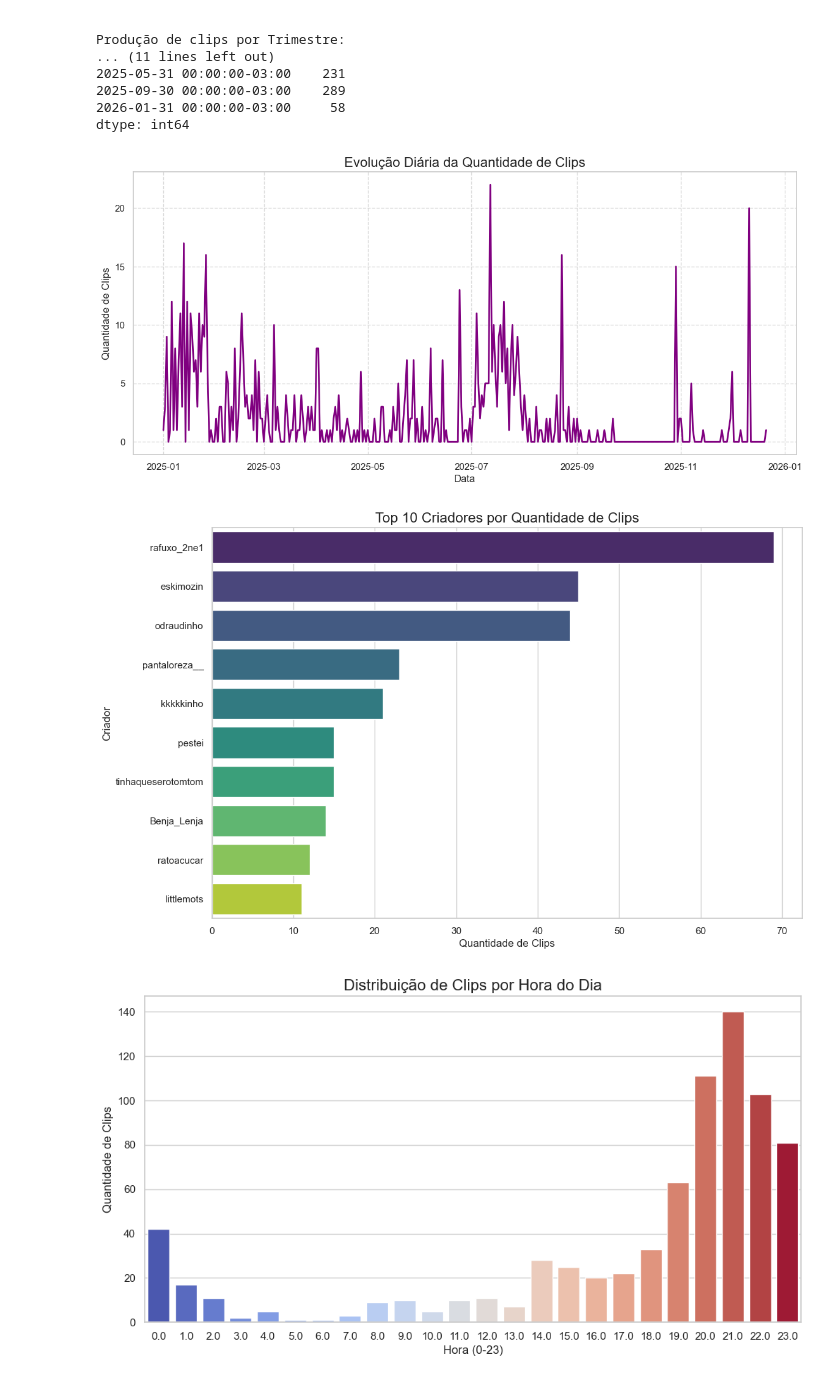
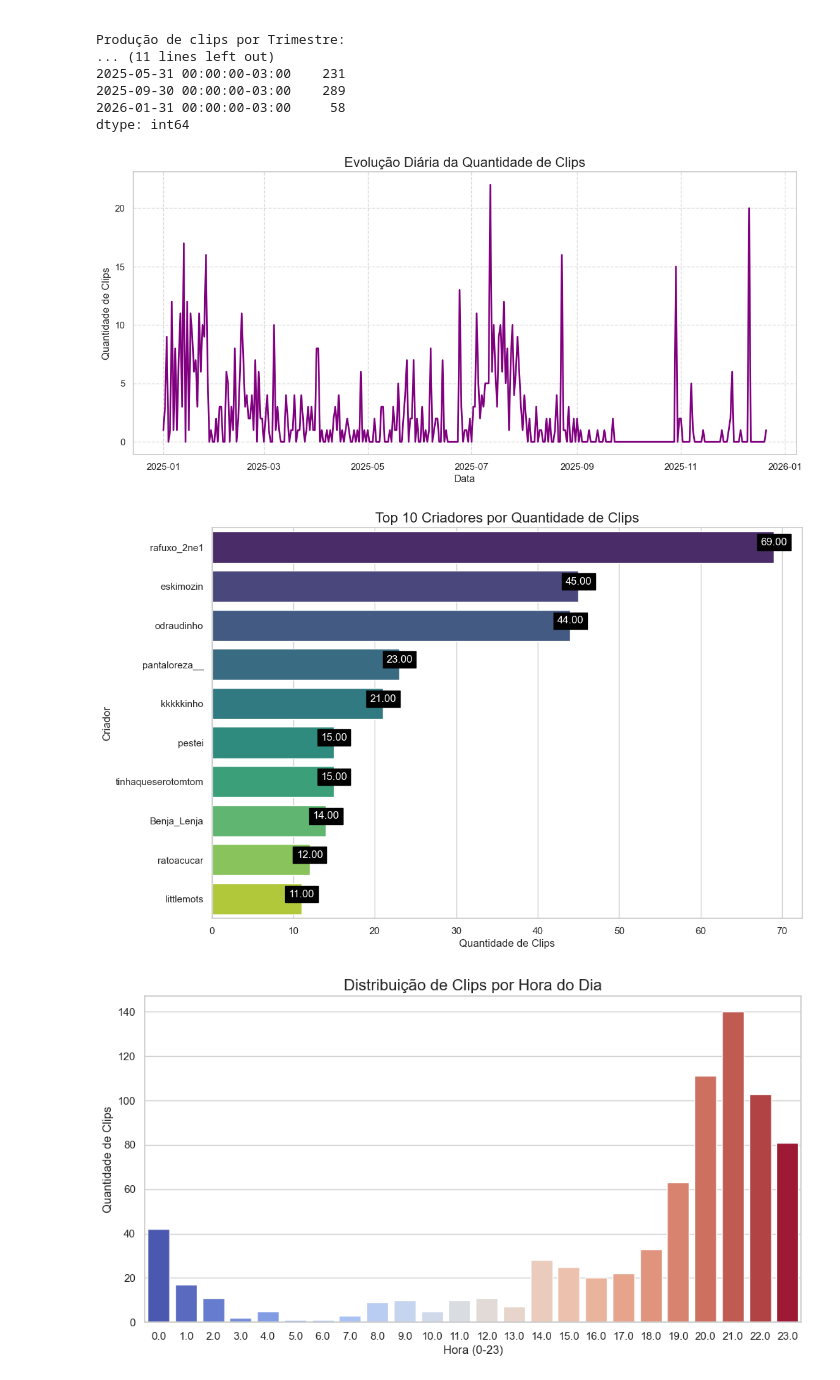
Before and after one commit to gabriersdev/battle-tube-2-analysis, a Jupyter notebook: Main.ipynb, the cells around one changed output. Saved outputs shown, nothing was run; the diff lists cells and outputs as text; code cells hidden in the pictures.

Commit message:
feat: melhorias na visualização dos dados numéricos nos gráficos

```diff
--- a/Main.ipynb
+++ b/Main.ipynb
@@ -235,6 +235,11 @@ plt.title('Quantidade de Clips ao Longo dos Meses')
 plt.xlabel('Mês')
 plt.ylabel('Quantidade de Clips')
 plt.grid(True)
+
+# Correção aqui: convertendo value para string
+for index, value in zip(monthly_counts.index, monthly_counts.values):
+    plt.text(index, value, f"{value}", color='black', ha='center', va='bottom', fontsize=10)
+
 plt.show()
 # %% [output]
 Meses com mais clips:
@@ -424,6 +429,8 @@ plt.show()
 plt.figure(figsize=(12, 8))
 top_10_creators = all_data['creator_name'].value_counts().head(10)
 sns.barplot(x=top_10_creators.values, y=top_10_creators.index, palette='viridis', hue=top_10_creators.index, legend=False)
+for value, index in list(zip(top_10_creators.values, top_10_creators.index)):
+    plt.text(value, index, f'{value:.2f}', color='white', backgroundcolor='black',  ha='center', va='bottom')
 plt.title('Top 10 Criadores por Quantidade de Clips', fontsize=16)
 plt.xlabel('Quantidade de Clips', fontsize=12)
 plt.ylabel('Criador', fontsize=12)
@@ -451,34 +458,34 @@ plt.xlabel('Dia da Semana', fontsize=12)
 plt.ylabel('Quantidade de Clips', fontsize=12)
 plt.show()
 
 # Comparação Subathon vs Normal (Média de Views)
 comparison_df = pd.DataFrame({
     'Período': ['Subathon', 'Normal'],
     'Média de Views': [avg_views_subathon, avg_views_normal]
 })
 
 plt.figure(figsize=(8, 6))
 sns.barplot(data=comparison_df, x='Período', y='Média de Views', palette=['gold', 'gray'], hue='Período', legend=False)
 plt.title('Média de Visualizações: Subathon vs Período Normal', fontsize=16)
 plt.ylabel('Média de Views', fontsize=12)
 for index, row in comparison_df.iterrows():
     plt.text(index, row['Média de Views'], f'{row['Média de Views']:.2f}', color='black', ha='center', va='bottom')
 plt.show()
 
 # Top 10 Clips Mais Vistos (Barra Horizontal)
 top_10_viewed = all_data.sort_values(by='view_count', ascending=False).head(10)
 # Encurtar títulos longos para o gráfico
 top_10_viewed['short_title'] = top_10_viewed['title'].apply(lambda x: x[:40] + '...' if len(x) > 40 else x)
 
 plt.figure(figsize=(12, 8))
 sns.barplot(data=top_10_viewed, x='view_count', y='short_title', palette='magma', hue='short_title', legend=False)
 plt.title('Top 10 Clips Mais Vistos', fontsize=16)
 plt.xlabel('Visualizações', fontsize=12)
 plt.ylabel('Título do Clip', fontsize=12)
 plt.show()
 # %% [output]
 [figure]
-[figure, old version]
+[figure, new version]
 [figure]
 [figure]
 [figure]
```
Also changed, not shown: parts of 1 cell of this notebook.
